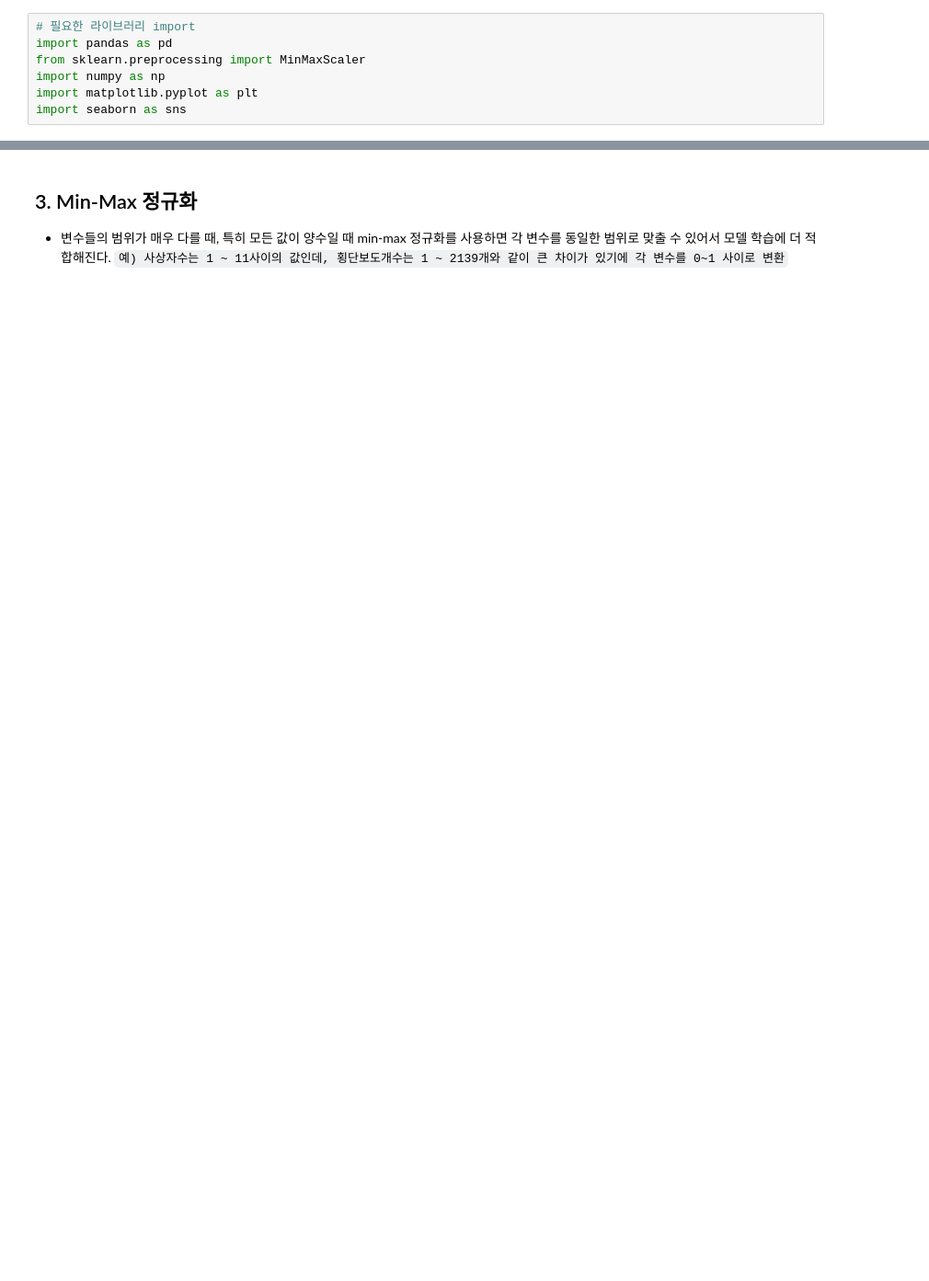
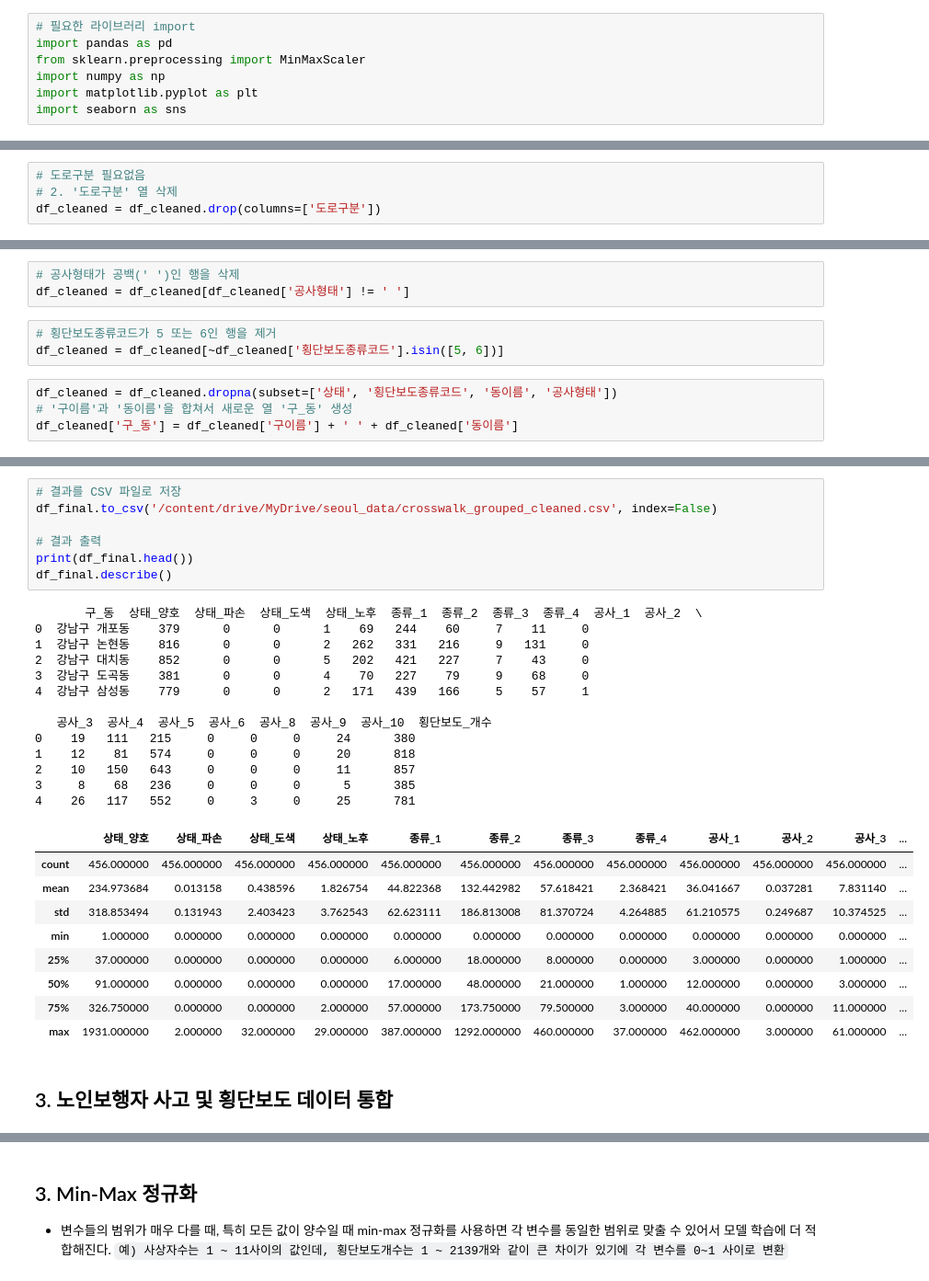
Before and after one commit to Hannah1011/2024-DA-Project_MZ, a Jupyter notebook: traffic_EDA.ipynb, the cells around one changed output, grey strips where cells are left out. Shown at 92% size. Saved outputs shown, nothing was run; the diff lists cells and outputs as text; blank space fills up the shorter version.

Commit message:
#2. 횡단보도 데이터 전처리 및 통합 (수정)

```diff
--- a/traffic_EDA.ipynb
+++ b/traffic_EDA.ipynb
@@ -18,0 +95,4 @@ import seaborn as sns
+# %%
+# 도로구분 필요없음
+# 2. '도로구분' 열 삭제
+df_cleaned = df_cleaned.drop(columns=['도로구분'])
@@ -18,0 +236,10 @@ import seaborn as sns
+# %%
+# 공사형태가 공백(' ')인 행을 삭제
+df_cleaned = df_cleaned[df_cleaned['공사형태'] != ' ']
+# %%
+# 횡단보도종류코드가 5 또는 6인 행을 제거
+df_cleaned = df_cleaned[~df_cleaned['횡단보도종류코드'].isin([5, 6])]
+# %%
+df_cleaned = df_cleaned.dropna(subset=['상태', '횡단보도종류코드', '동이름', '공사형태'])
+# '구이름'과 '동이름'을 합쳐서 새로운 열 '구_동' 생성
+df_cleaned['구_동'] = df_cleaned['구이름'] + ' ' + df_cleaned['동이름']
@@ -18,0 +312,32 @@ import seaborn as sns
+# %%
+# 결과를 CSV 파일로 저장
+df_final.to_csv('/content/drive/MyDrive/seoul_data/crosswalk_grouped_cleaned.csv', index=False)
+
+# 결과 출력
+print(df_final.head())
+df_final.describe()
+# %% [output]
+       구_동  상태_양호  상태_파손  상태_도색  상태_노후  종류_1  종류_2  종류_3  종류_4  공사_1  공사_2  \
+0  강남구 개포동    379      0      0      1    69   244    60     7    11     0
+1  강남구 논현동    816      0      0      2   262   331   216     9   131     0
+2  강남구 대치동    852      0      0      5   202   421   227     7    43     0
+3  강남구 도곡동    381      0      0      4    70   227    79     9    68     0
+4  강남구 삼성동    779      0      0      2   171   439   166     5    57     1
+
+   공사_3  공사_4  공사_5  공사_6  공사_8  공사_9  공사_10  횡단보도_개수
+0    19   111   215     0     0     0     24      380
+1    12    81   574     0     0     0     20      818
+2    10   150   643     0     0     0     11      857
+3     8    68   236     0     0     0      5      385
+4    26   117   552     0     3     0     25      781
+|  | 상태_양호 | 상태_파손 | 상태_도색 | 상태_노후 | 종류_1 | 종류_2 | 종류_3 | 종류_4 | 공사_1 | 공사_2 | 공사_3 | ... |
+| count | 456.000000 | 456.000000 | 456.000000 | 456.000000 | 456.000000 | 456.000000 | 456.000000 | 456.000000 | 456.000000 | 456.000000 | 456.000000 | ... |
+| mean | 234.973684 | 0.013158 | 0.438596 | 1.826754 | 44.822368 | 132.442982 | 57.618421 | 2.368421 | 36.041667 | 0.037281 | 7.831140 | ... |
+| std | 318.853494 | 0.131943 | 2.403423 | 3.762543 | 62.623111 | 186.813008 | 81.370724 | 4.264885 | 61.210575 | 0.249687 | 10.374525 | ... |
+| min | 1.000000 | 0.000000 | 0.000000 | 0.000000 | 0.000000 | 0.000000 | 0.000000 | 0.000000 | 0.000000 | 0.000000 | 0.000000 | ... |
+| 25% | 37.000000 | 0.000000 | 0.000000 | 0.000000 | 6.000000 | 18.000000 | 8.000000 | 0.000000 | 3.000000 | 0.000000 | 1.000000 | ... |
+| 50% | 91.000000 | 0.000000 | 0.000000 | 0.000000 | 17.000000 | 48.000000 | 21.000000 | 1.000000 | 12.000000 | 0.000000 | 3.000000 | ... |
+| 75% | 326.750000 | 0.000000 | 0.000000 | 2.000000 | 57.000000 | 173.750000 | 79.500000 | 3.000000 | 40.000000 | 0.000000 | 11.000000 | ... |
+| max | 1931.000000 | 2.000000 | 32.000000 | 29.000000 | 387.000000 | 1292.000000 | 460.000000 | 37.000000 | 462.000000 | 3.000000 | 61.000000 | ... |
+# %% [markdown]
+## 3. 노인보행자 사고 및 횡단보도 데이터 통합
```
Also changed, not shown: parts of 35 cells of this notebook.
